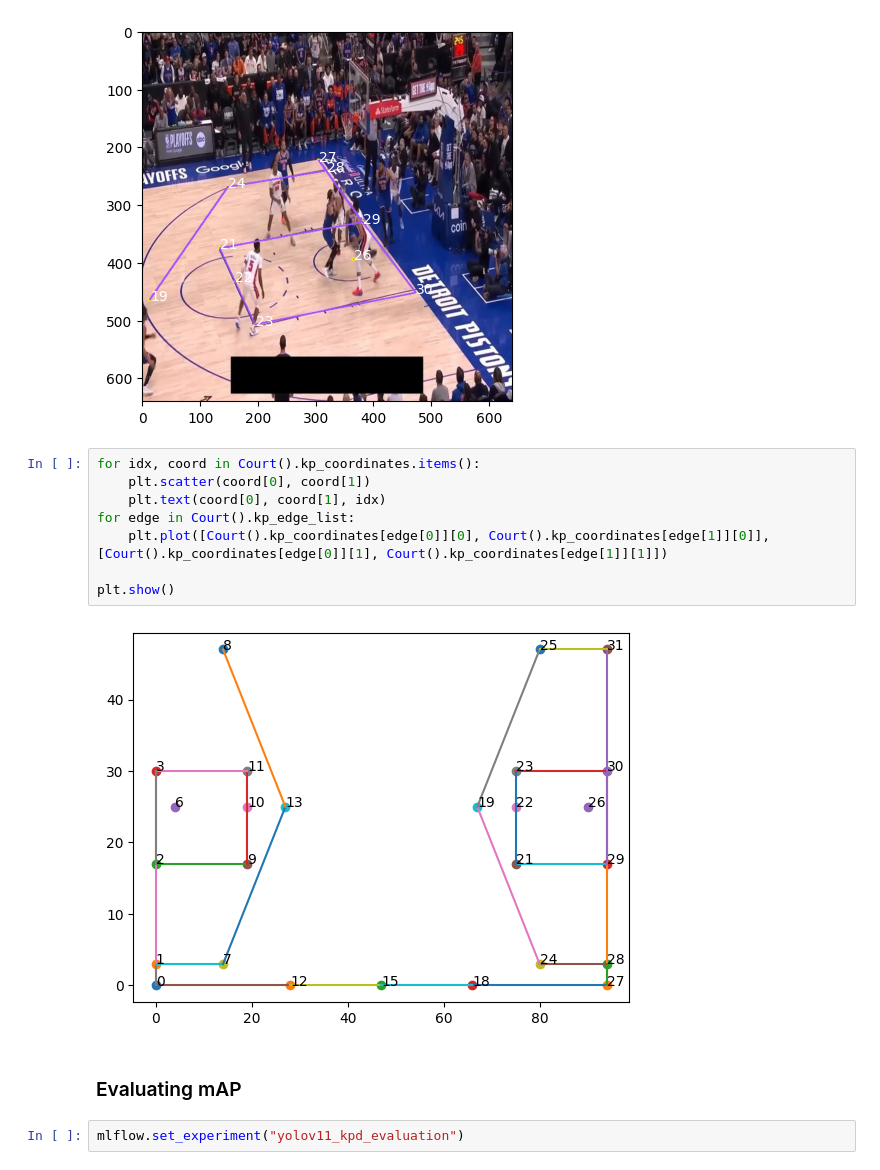
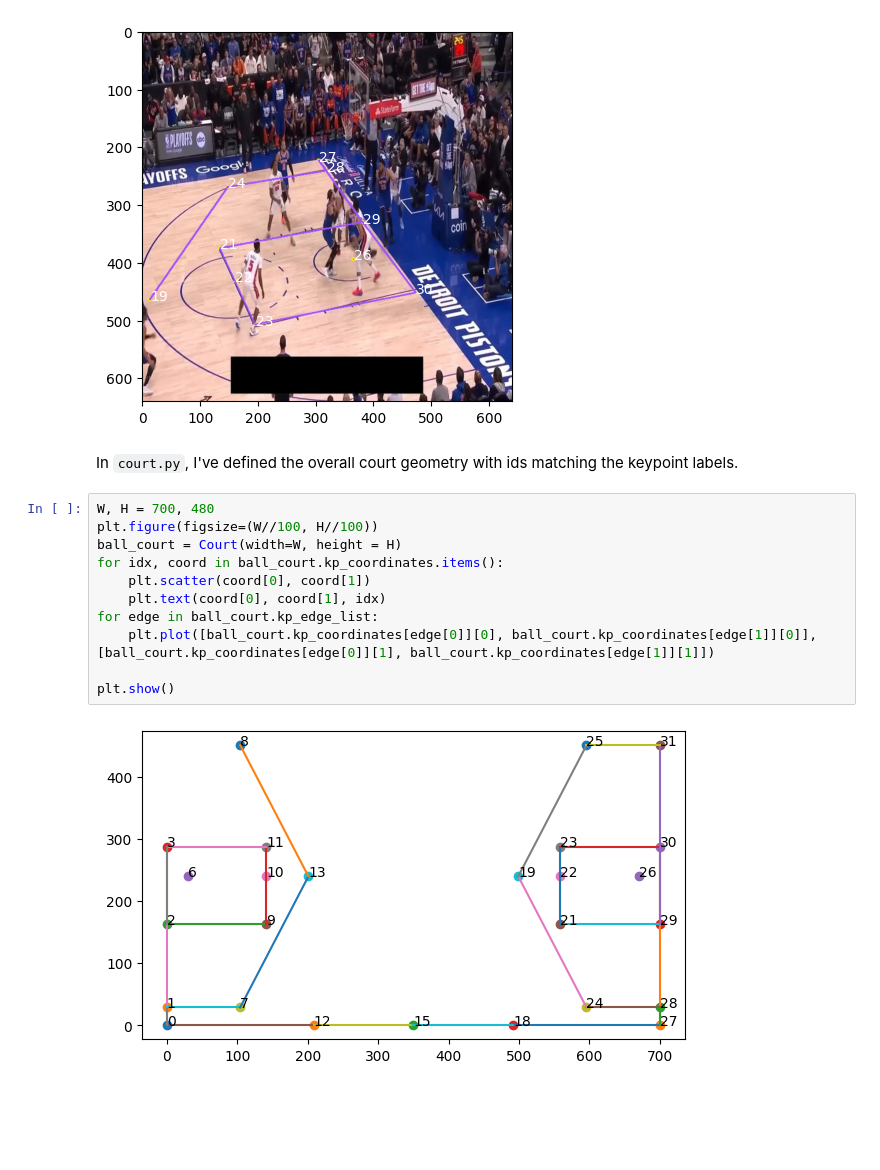
Before and after one commit to rjunw/nba2nba, a Jupyter notebook: notebooks/yolov11_kpd_finetuning.ipynb, the cells around one changed output. Saved outputs shown, nothing was run; the diff lists cells and outputs as text; blank space fills up the shorter version.

```diff
--- a/notebooks/yolov11_kpd_finetuning.ipynb
+++ b/notebooks/yolov11_kpd_finetuning.ipynb
@@ -290,17 +291,18 @@ Speed: 0.8ms preprocess, 361.5ms inference, 0.7ms postprocess per image at shape
 Keeping 10 out of 33
 Filtered KP IDs: [19 21 22 23 24 26 27 28 29 30]
 [figure]
+# %% [markdown]
+In `court.py`, I've defined the overall court geometry with ids matching the keypoint labels.
 # %%
-for idx, coord in Court().kp_coordinates.items():
+W, H = 700, 480
+plt.figure(figsize=(W//100, H//100))
+ball_court = Court(width=W, height = H)
+for idx, coord in ball_court.kp_coordinates.items():
     plt.scatter(coord[0], coord[1])
     plt.text(coord[0], coord[1], idx)
-for edge in Court().kp_edge_list:
-    plt.plot([Court().kp_coordinates[edge[0]][0], Court().kp_coordinates[edge[1]][0]], [Court().kp_coordinates[edge[0]][1], Court().kp_coordinates[edge[1]][1]])
+for edge in ball_court.kp_edge_list:
+    plt.plot([ball_court.kp_coordinates[edge[0]][0], ball_court.kp_coordinates[edge[1]][0]], [ball_court.kp_coordinates[edge[0]][1], ball_court.kp_coordinates[edge[1]][1]])
 
 plt.show()
 # %% [output]
-[figure, old version]
+[figure, new version]
-# %% [markdown]
-### Evaluating mAP
-# %%
-mlflow.set_experiment("yolov11_kpd_evaluation")
```
Also changed, not shown: parts of 4 cells of this notebook, 3 other files.
